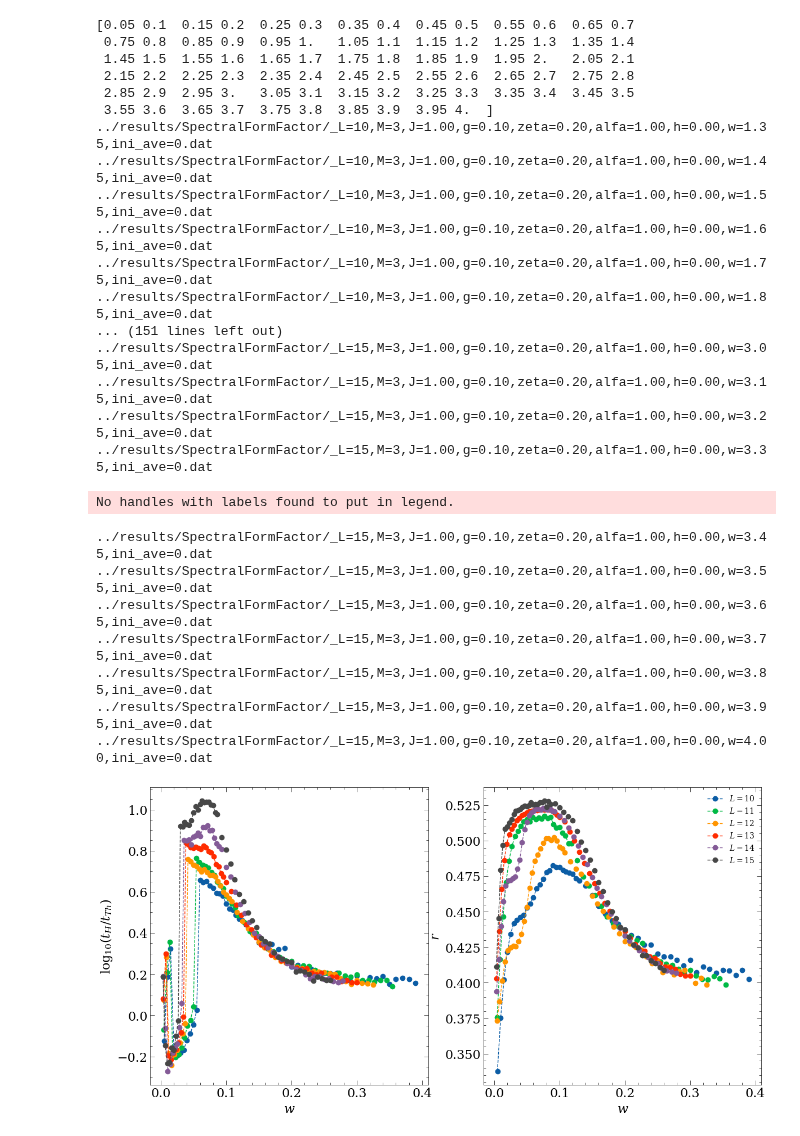
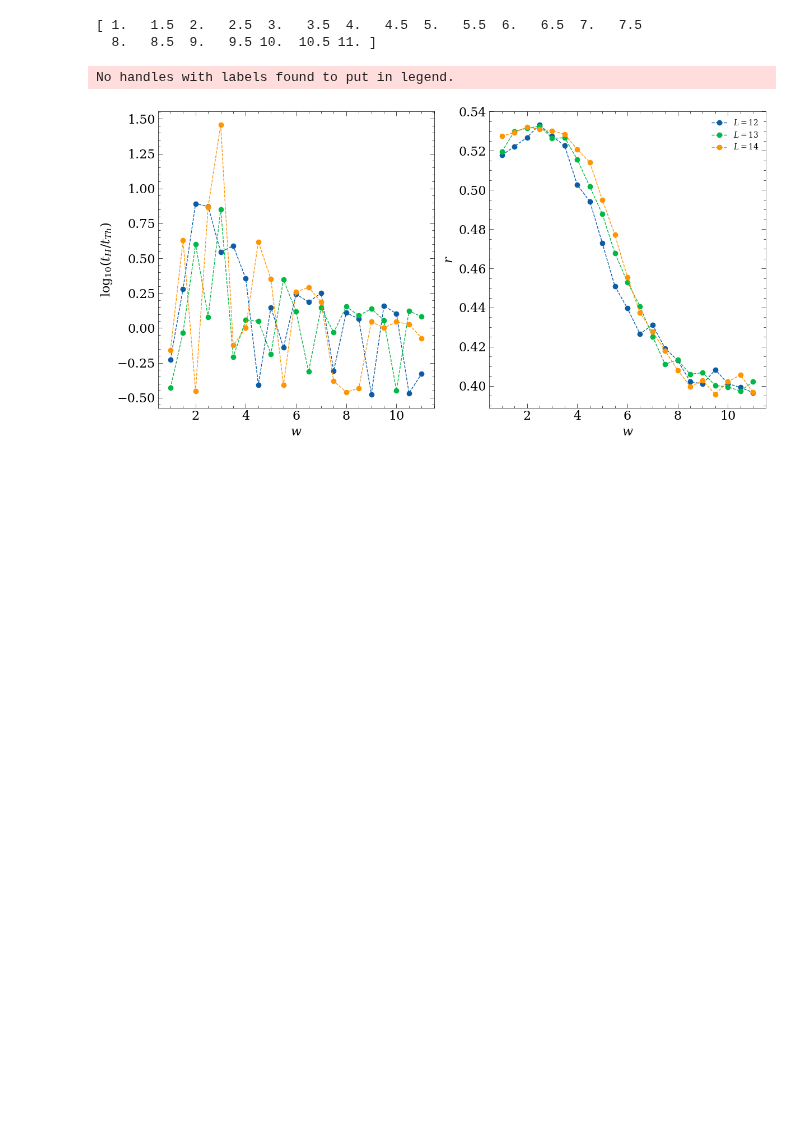
Before and after one commit to Rafal-Swietek/QHamSolver, a Jupyter notebook: QuantumSun/Jupyter_Python/sff_analysis.ipynb, the cells around one changed output. Cells and saved outputs as stored; diff of their text form; code cells hidden in the pictures; blank space fills up the shorter version.

```diff
--- a/QuantumSun/Jupyter_Python/sff_analysis.ipynb
+++ b/QuantumSun/Jupyter_Python/sff_analysis.ipynb
@@ -93,22 +93,22 @@ def remove_fluctuations(data, bucket_size=10):
         new_data[k - half_bucket] = average / bucket_size
     return new_data
 # %%
-L=15
+L=14
 J=1.0
-alfa=1.
+alfa=0.98
 h=0.0
 w=1.3
 zeta=0.2
 M=3
-gamma=0.1
-ini_ave=0
+gamma=1.0
+ini_ave=1
 
 fig, axis = plt.subplots( nrows=1, ncols=1, figsize=(10,8), dpi = 100)
 
 FOLDED = False
 
 alfa_vals = np.linspace(0.7, 0.85, 16)
-w_vals = np.linspace(0.2, 4.0, 20)
+w_vals = np.linspace(1.0, 11.0, 21)
 sizes = np.arange(10, 16, 1)
 times = [1]
 #for L in sizes:
@@ -145,15 +144,16 @@ axis.tick_params(axis='both', which='minor', direction="in",length=3, labelsize=
 fig, axis = plt.subplots( nrows=1, ncols=2, figsize=(14,7), dpi = 100)
 
 FOLDED = False
-gamma=0.1
+gamma=1.2
 
 taus = []
 gaps = []
 heisenberg_time = []
 times = [1]
-w_vals = np.linspace(0.05, 4.0, 80)
+#w_vals = np.linspace(0.2, 4.0, 20)
 print(w_vals)
 epsilon=8e-2
+sizes = [12, 13, 14]
 for L in sizes:
     tau_L = []
     tH_L = []
@@ -168,7 +168,7 @@ for L in sizes:
             sff = np.array(data[1])
             sff = remove_fluctuations(sff, int(0.01 * len(sff)))
             tH = data[2][0]
-            gap_ratio = data[5][0]
+            gap_ratio = data[4][0]
             times_for_algorithm = times / tH if FOLDED else times
             sff_dev = np.abs(np.log10(sff / GOE(times_for_algorithm)))
             tau = np.nan
@@ -183,60 +183,39 @@ for L in sizes:
             #axis.plot(times, sff, lw=1.5, label=r"$L=%d$"%L)
         else:
             tau_L.append(np.nan)
             tH_L.append(np.nan)
             gaps_L.append(np.nan)
             print(filename)
     tau_L = np.array(tau_L)
     tH_L = np.array(tH_L)
 
     taus.append(tau_L)
     heisenberg_time.append(tH_L)
 
     g_cond = np.log10(1.0 / tau_L)
 
     t_Th = tau_L / tH_L / np.exp(L/2)
-    axis[0].plot(w_vals / L, g_cond, ls='--', marker='o')
-    axis[1].plot(w_vals / L, gaps_L, ls='--', marker='o', label=r"$L=%d$"%L)
+    axis[0].plot((w_vals), g_cond, ls='--', marker='o')
+    axis[1].plot((w_vals), gaps_L, ls='--', marker='o', label=r"$L=%d$"%L)
 
 #axis.plot(times, GOE(times), ls='--', color='black')
 axis[0].set_ylabel(r"$\log_{10}(t_H/t_{Th})$", fontsize=16)
 axis[1].set_ylabel(r"$r$", fontsize=16)
 for ax in axis:
     ax.set_xlabel(r"$w$", fontsize=16)
 
     ax.set_xscale('linear')
     ax.set_yscale('linear')
     ax.tick_params(axis='both', which='major', direction="in",length=6, labelsize=16)#, length=font_size-4, width=0.05*font_size)
     ax.tick_params(axis='both', which='minor', direction="in",length=3, labelsize=16)#, length=0.2*(font_size-4), width=0.05*font_size)
     ax.legend()
 #axis.set_ylim(0, 1.1)
+#axis[1].set_xlim(0,7)
 # %% [output]
-[0.05 0.1  0.15 0.2  0.25 0.3  0.35 0.4  0.45 0.5  0.55 0.6  0.65 0.7
- 0.75 0.8  0.85 0.9  0.95 1.   1.05 1.1  1.15 1.2  1.25 1.3  1.35 1.4
- 1.45 1.5  1.55 1.6  1.65 1.7  1.75 1.8  1.85 1.9  1.95 2.   2.05 2.1
- 2.15 2.2  2.25 2.3  2.35 2.4  2.45 2.5  2.55 2.6  2.65 2.7  2.75 2.8
- 2.85 2.9  2.95 3.   3.05 3.1  3.15 3.2  3.25 3.3  3.35 3.4  3.45 3.5
- 3.55 3.6  3.65 3.7  3.75 3.8  3.85 3.9  3.95 4.  ]
-../results/SpectralFormFactor/_L=10,M=3,J=1.00,g=0.10,zeta=0.20,alfa=1.00,h=0.00,w=1.35,ini_ave=0.dat
-../results/SpectralFormFactor/_L=10,M=3,J=1.00,g=0.10,zeta=0.20,alfa=1.00,h=0.00,w=1.45,ini_ave=0.dat
-../results/SpectralFormFactor/_L=10,M=3,J=1.00,g=0.10,zeta=0.20,alfa=1.00,h=0.00,w=1.55,ini_ave=0.dat
-../results/SpectralFormFactor/_L=10,M=3,J=1.00,g=0.10,zeta=0.20,alfa=1.00,h=0.00,w=1.65,ini_ave=0.dat
-../results/SpectralFormFactor/_L=10,M=3,J=1.00,g=0.10,zeta=0.20,alfa=1.00,h=0.00,w=1.75,ini_ave=0.dat
-../results/SpectralFormFactor/_L=10,M=3,J=1.00,g=0.10,zeta=0.20,alfa=1.00,h=0.00,w=1.85,ini_ave=0.dat
-... (151 lines left out)
-../results/SpectralFormFactor/_L=15,M=3,J=1.00,g=0.10,zeta=0.20,alfa=1.00,h=0.00,w=3.05,ini_ave=0.dat
-../results/SpectralFormFactor/_L=15,M=3,J=1.00,g=0.10,zeta=0.20,alfa=1.00,h=0.00,w=3.15,ini_ave=0.dat
-../results/SpectralFormFactor/_L=15,M=3,J=1.00,g=0.10,zeta=0.20,alfa=1.00,h=0.00,w=3.25,ini_ave=0.dat
-../results/SpectralFormFactor/_L=15,M=3,J=1.00,g=0.10,zeta=0.20,alfa=1.00,h=0.00,w=3.35,ini_ave=0.dat
+[ 1.   1.5  2.   2.5  3.   3.5  4.   4.5  5.   5.5  6.   6.5  7.   7.5
+  8.   8.5  9.   9.5 10.  10.5 11. ]
 No handles with labels found to put in legend.
-../results/SpectralFormFactor/_L=15,M=3,J=1.00,g=0.10,zeta=0.20,alfa=1.00,h=0.00,w=3.45,ini_ave=0.dat
-../results/SpectralFormFactor/_L=15,M=3,J=1.00,g=0.10,zeta=0.20,alfa=1.00,h=0.00,w=3.55,ini_ave=0.dat
-../results/SpectralFormFactor/_L=15,M=3,J=1.00,g=0.10,zeta=0.20,alfa=1.00,h=0.00,w=3.65,ini_ave=0.dat
-../results/SpectralFormFactor/_L=15,M=3,J=1.00,g=0.10,zeta=0.20,alfa=1.00,h=0.00,w=3.75,ini_ave=0.dat
-../results/SpectralFormFactor/_L=15,M=3,J=1.00,g=0.10,zeta=0.20,alfa=1.00,h=0.00,w=3.85,ini_ave=0.dat
-../results/SpectralFormFactor/_L=15,M=3,J=1.00,g=0.10,zeta=0.20,alfa=1.00,h=0.00,w=3.95,ini_ave=0.dat
-../results/SpectralFormFactor/_L=15,M=3,J=1.00,g=0.10,zeta=0.20,alfa=1.00,h=0.00,w=4.00,ini_ave=0.dat
-[figure, old version]
+[figure, new version]
 # %%
 
 FOLDED = False
```
Also changed, not shown: parts of 4 cells of this notebook, 5 other files.
